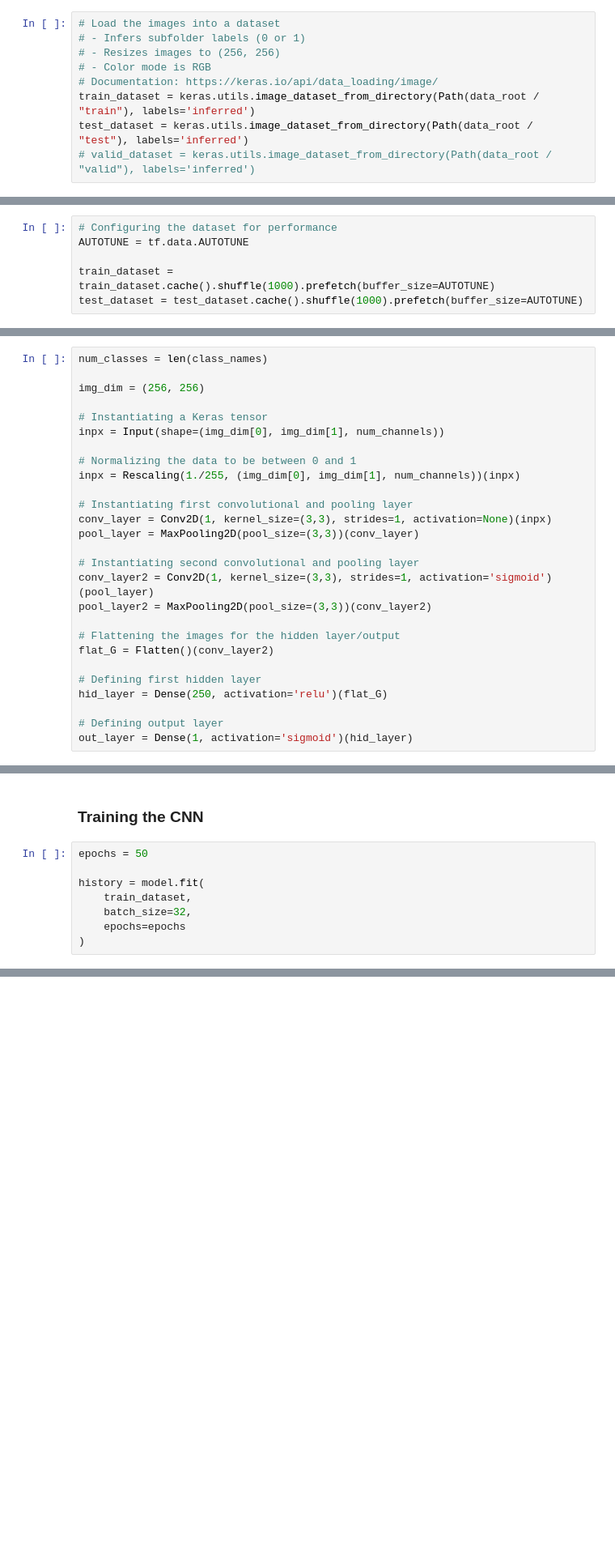
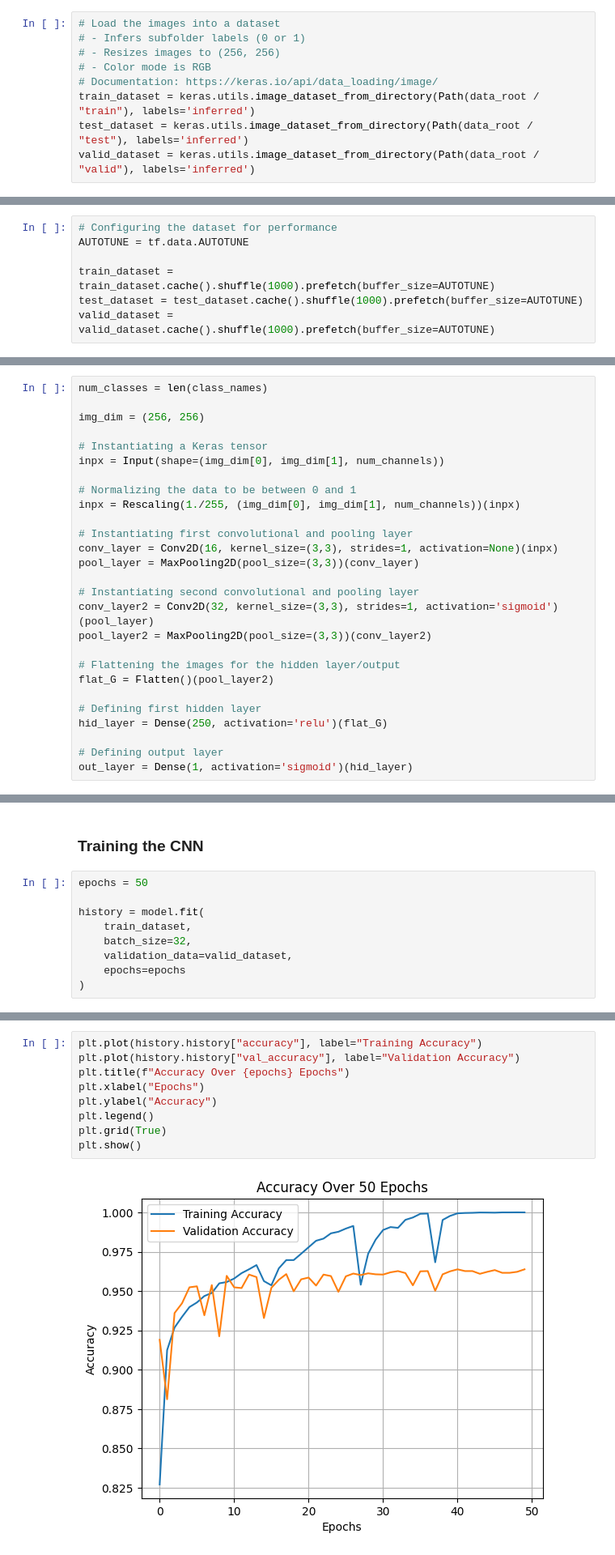
Before and after one commit to khushikhan0/ds4420_project, a Jupyter notebook: src/cnn.ipynb, the cells around one changed output, grey strips where cells are left out. Shown at 81% size. Cells and saved outputs as stored; diff of their text form; blank space fills up the shorter version.

```diff
--- a/src/cnn.ipynb
+++ b/src/cnn.ipynb
@@ -67,7 +71,7 @@ Total bad files: 0
 # Documentation: https://keras.io/api/data_loading/image/
 train_dataset = keras.utils.image_dataset_from_directory(Path(data_root / "train"), labels='inferred')
 test_dataset = keras.utils.image_dataset_from_directory(Path(data_root / "test"), labels='inferred')
-# valid_dataset = keras.utils.image_dataset_from_directory(Path(data_root / "valid"), labels='inferred')
+valid_dataset = keras.utils.image_dataset_from_directory(Path(data_root / "valid"), labels='inferred')
 # %% [output]
 Found 30249 files belonging to 2 classes.
 Found 6299 files belonging to 2 classes.
@@ -105,6 +113,7 @@ AUTOTUNE = tf.data.AUTOTUNE
 
 train_dataset = train_dataset.cache().shuffle(1000).prefetch(buffer_size=AUTOTUNE)
 test_dataset = test_dataset.cache().shuffle(1000).prefetch(buffer_size=AUTOTUNE)
+valid_dataset = valid_dataset.cache().shuffle(1000).prefetch(buffer_size=AUTOTUNE)
 # %% [markdown]
 ### Building the CNN
 # %%
@@ -119,15 +128,15 @@ inpx = Input(shape=(img_dim[0], img_dim[1], num_channels))
 inpx = Rescaling(1./255, (img_dim[0], img_dim[1], num_channels))(inpx)
 
 # Instantiating first convolutional and pooling layer
-conv_layer = Conv2D(1, kernel_size=(3,3), strides=1, activation=None)(inpx)
+conv_layer = Conv2D(16, kernel_size=(3,3), strides=1, activation=None)(inpx)
 pool_layer = MaxPooling2D(pool_size=(3,3))(conv_layer)
 
 # Instantiating second convolutional and pooling layer
-conv_layer2 = Conv2D(1, kernel_size=(3,3), strides=1, activation='sigmoid')(pool_layer)
+conv_layer2 = Conv2D(32, kernel_size=(3,3), strides=1, activation='sigmoid')(pool_layer)
 pool_layer2 = MaxPooling2D(pool_size=(3,3))(conv_layer2)
 
 # Flattening the images for the hidden layer/output
-flat_G = Flatten()(conv_layer2)
+flat_G = Flatten()(pool_layer2)
 
 # Defining first hidden layer
 hid_layer = Dense(250, activation='relu')(flat_G)
@@ -185,6 +197,7 @@ epochs = 50
 history = model.fit(
     train_dataset,
     batch_size=32,
+    validation_data=valid_dataset,
     epochs=epochs
 )
 # %% [output]
@@ -207,0 +225,11 @@ Epoch 50/50
+# %%
+plt.plot(history.history["accuracy"], label="Training Accuracy")
+plt.plot(history.history["val_accuracy"], label="Validation Accuracy")
+plt.title(f"Accuracy Over {epochs} Epochs")
+plt.xlabel("Epochs")
+plt.ylabel("Accuracy")
+plt.legend()
+plt.grid(True)
+plt.show()
+# %% [output]
+[figure, added]
```
Also changed, not shown: parts of 17 cells of this notebook, 4 other files.
